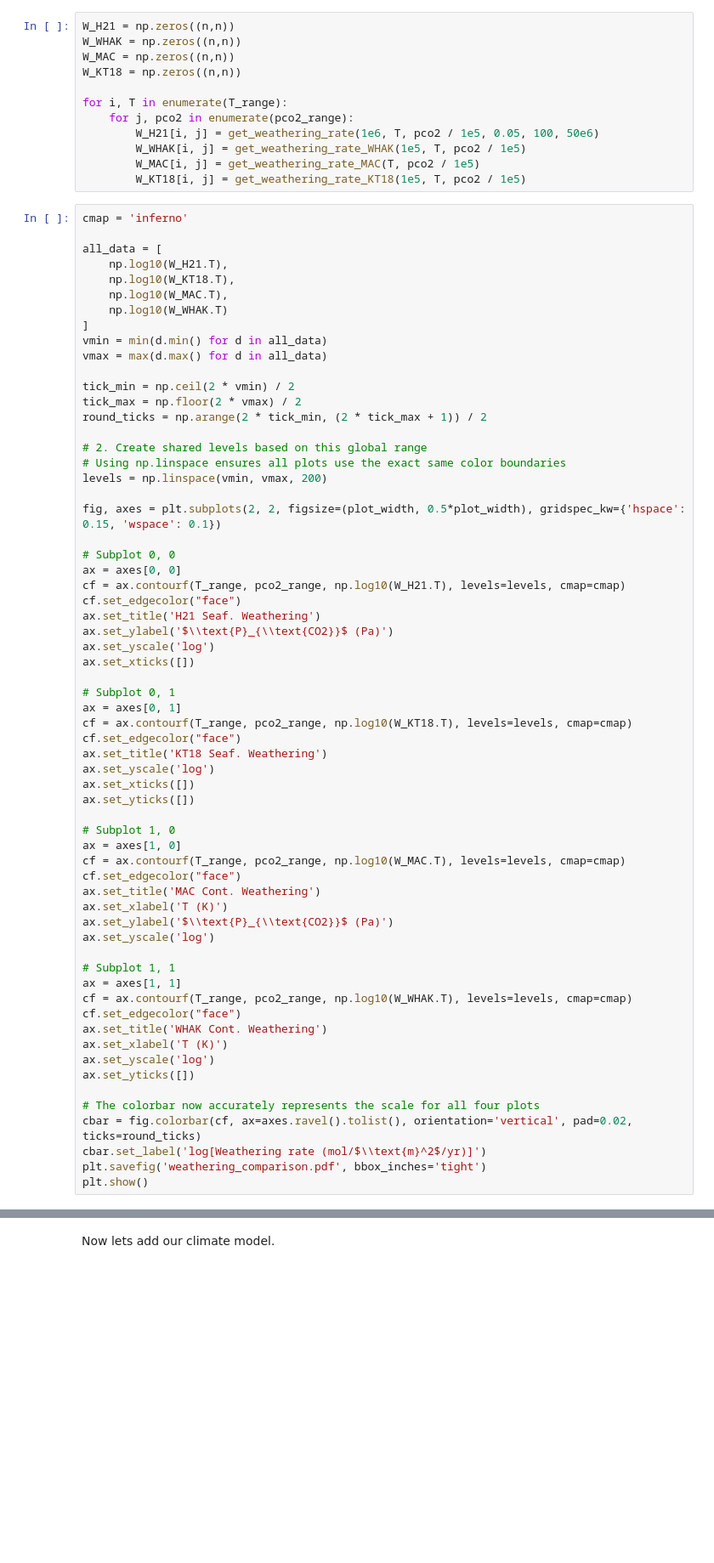
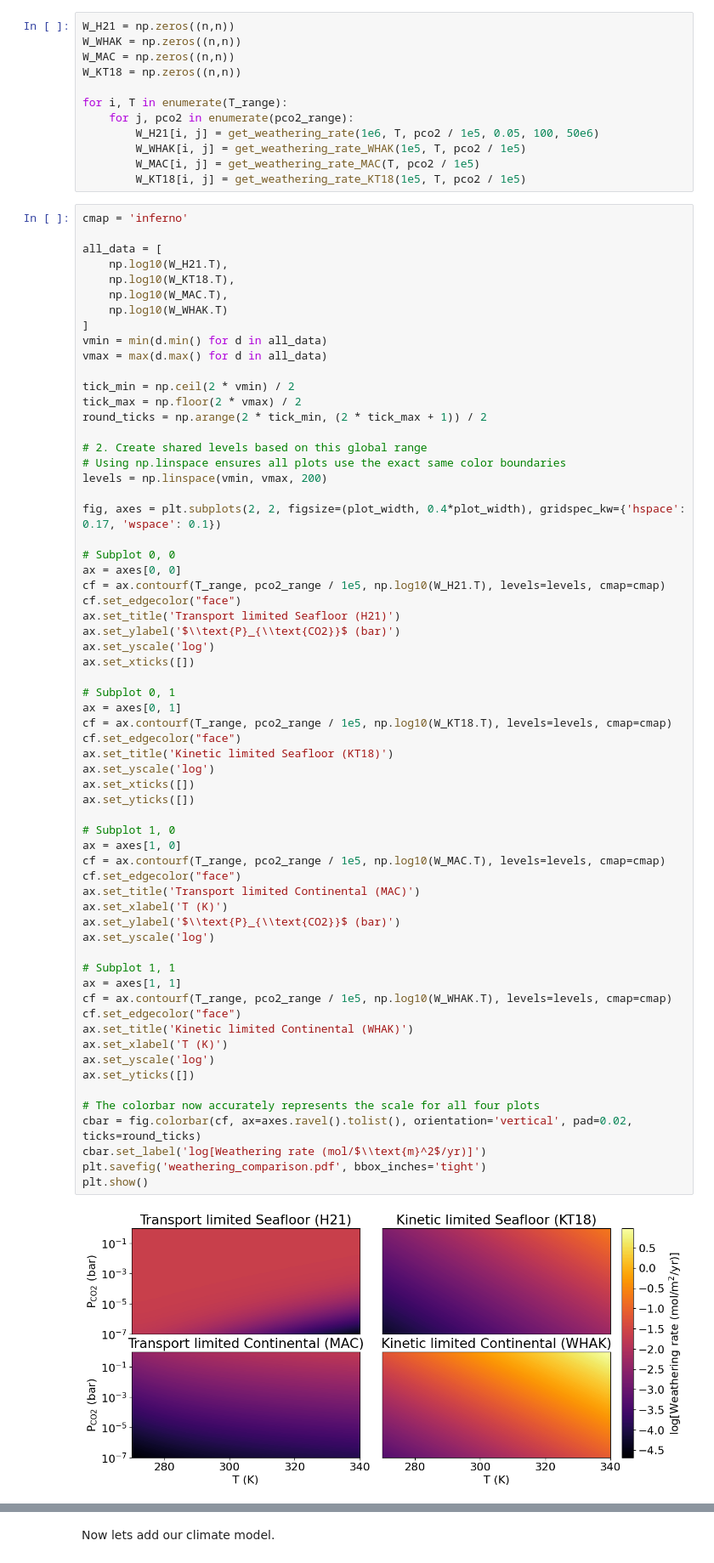
Before and after one commit to astro-pavan/kamino, a Jupyter notebook: notebooks/poster.ipynb, the cells around one changed output, grey strips where cells are left out. Shown at 85% size. Saved outputs shown, nothing was run; the diff lists cells and outputs as text; blank space fills up the shorter version.

```diff
--- a/notebooks/poster.ipynb
+++ b/notebooks/poster.ipynb
@@ -484,46 +514,48 @@ round_ticks = np.arange(2 * tick_min, (2 * tick_max + 1)) / 2
 # Using np.linspace ensures all plots use the exact same color boundaries
 levels = np.linspace(vmin, vmax, 200)
 
-fig, axes = plt.subplots(2, 2, figsize=(plot_width, 0.5*plot_width), gridspec_kw={'hspace': 0.15, 'wspace': 0.1})
+fig, axes = plt.subplots(2, 2, figsize=(plot_width, 0.4*plot_width), gridspec_kw={'hspace': 0.17, 'wspace': 0.1})
 
 # Subplot 0, 0
 ax = axes[0, 0]
-cf = ax.contourf(T_range, pco2_range, np.log10(W_H21.T), levels=levels, cmap=cmap)
+cf = ax.contourf(T_range, pco2_range / 1e5, np.log10(W_H21.T), levels=levels, cmap=cmap)
 cf.set_edgecolor("face")
-ax.set_title('H21 Seaf. Weathering')
-ax.set_ylabel('$\\text{P}_{\\text{CO2}}$ (Pa)')
+ax.set_title('Transport limited Seafloor (H21)')
+ax.set_ylabel('$\\text{P}_{\\text{CO2}}$ (bar)')
 ax.set_yscale('log')
 ax.set_xticks([])
 
 # Subplot 0, 1
 ax = axes[0, 1]
-cf = ax.contourf(T_range, pco2_range, np.log10(W_KT18.T), levels=levels, cmap=cmap)
+cf = ax.contourf(T_range, pco2_range / 1e5, np.log10(W_KT18.T), levels=levels, cmap=cmap)
 cf.set_edgecolor("face")
-ax.set_title('KT18 Seaf. Weathering')
+ax.set_title('Kinetic limited Seafloor (KT18)')
 ax.set_yscale('log')
 ax.set_xticks([])
 ax.set_yticks([])
 
 # Subplot 1, 0
 ax = axes[1, 0]
-cf = ax.contourf(T_range, pco2_range, np.log10(W_MAC.T), levels=levels, cmap=cmap)
+cf = ax.contourf(T_range, pco2_range / 1e5, np.log10(W_MAC.T), levels=levels, cmap=cmap)
 cf.set_edgecolor("face")
-ax.set_title('MAC Cont. Weathering')
+ax.set_title('Transport limited Continental (MAC)')
 ax.set_xlabel('T (K)')
-ax.set_ylabel('$\\text{P}_{\\text{CO2}}$ (Pa)')
+ax.set_ylabel('$\\text{P}_{\\text{CO2}}$ (bar)')
 ax.set_yscale('log')
 
 # Subplot 1, 1
 ax = axes[1, 1]
-cf = ax.contourf(T_range, pco2_range, np.log10(W_WHAK.T), levels=levels, cmap=cmap)
+cf = ax.contourf(T_range, pco2_range / 1e5, np.log10(W_WHAK.T), levels=levels, cmap=cmap)
 cf.set_edgecolor("face")
-ax.set_title('WHAK Cont. Weathering')
+ax.set_title('Kinetic limited Continental (WHAK)')
 ax.set_xlabel('T (K)')
 ax.set_yscale('log')
 ax.set_yticks([])
 
 # The colorbar now accurately represents the scale for all four plots
 cbar = fig.colorbar(cf, ax=axes.ravel().tolist(), orientation='vertical', pad=0.02, ticks=round_ticks)
 cbar.set_label('log[Weathering rate (mol/$\\text{m}^2$/yr)]')
 plt.savefig('weathering_comparison.pdf', bbox_inches='tight')
 plt.show()
+# %% [output]
+[figure, added]
```
Also changed, not shown: parts of 16 cells of this notebook, 6 other files.
